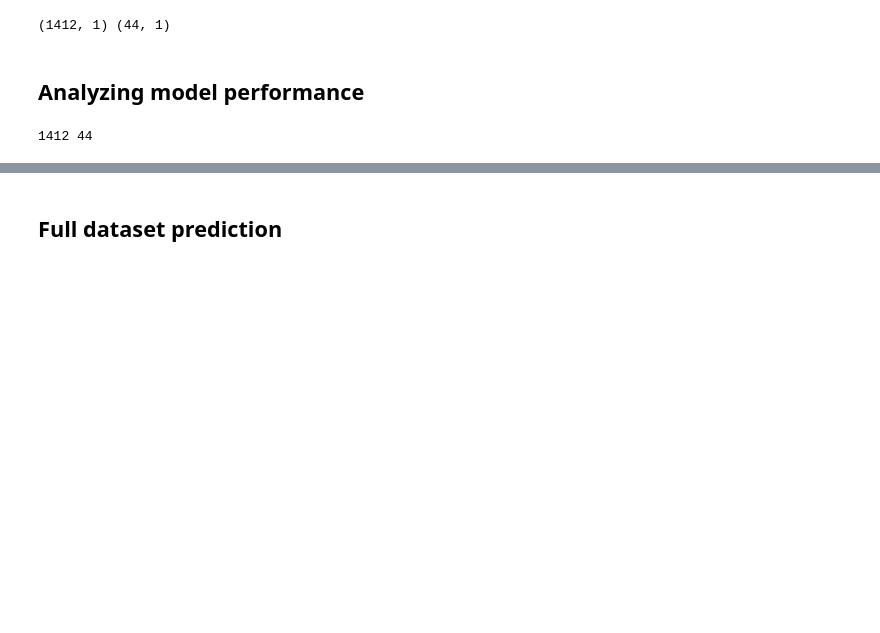
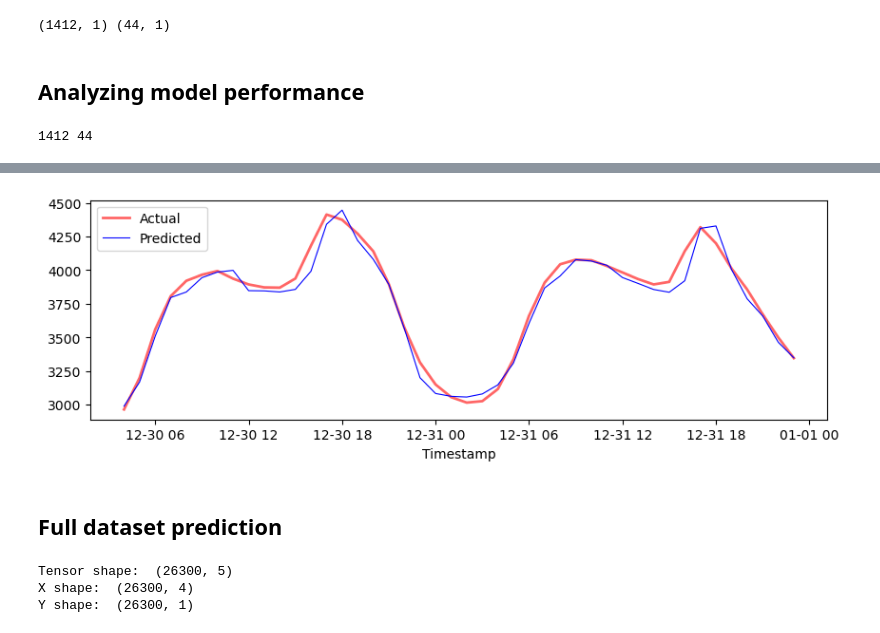
Before and after one commit to mrjlm70/ML-For-Beginners, a Jupyter notebook: 7-TimeSeries/3-SVR/working/notebook.ipynb, the cells around one changed output, grey strips where cells are left out. Cells and saved outputs as stored; diff of their text form; code cells hidden in the pictures; blank space fills up the shorter version.

```diff
--- a/7-TimeSeries/3-SVR/working/notebook.ipynb
+++ b/7-TimeSeries/3-SVR/working/notebook.ipynb
@@ -197,16 +210,31 @@ print('MAPE for testing data: ', mape(y_test_pred, y_test)*100, '%')
+# %%
+plt.figure(figsize=(10,3))
+plt.plot(test_timestamps, y_test, color = 'red', linewidth=2.0, alpha = 0.6)
+plt.plot(test_timestamps, y_test_pred, color = 'blue', linewidth=0.8)
+plt.legend(['Actual','Predicted'])
+plt.xlabel('Timestamp')
+plt.show()
+# %% [output]
+[figure, added]
 # %% [markdown]
 ## Full dataset prediction
 # %%
 # Extracting load values as numpy array
-data = None
+data = energy.copy().values
 
 # Scaling
-data = None
+data = scaler.transform(data)
 
 # Transforming to 2D tensor as per model input requirement
-data_timesteps=None
+data_timesteps=np.array([[j for j in data[i:i+timesteps]] for i in range(0,len(data)-timesteps+1)])[:,:,0]
+print("Tensor shape: ", data_timesteps.shape)
 
 # Selecting inputs and outputs from data
-X, Y = None, None
+X, Y = data_timesteps[:,:timesteps-1],data_timesteps[:,[timesteps-1]]
+print("X shape: ", X.shape,"\nY shape: ", Y.shape)
+# %% [output]
+Tensor shape:  (26300, 5)
+X shape:  (26300, 4)
+Y shape:  (26300, 1)
 # %%
 # Make model predictions
```
Also changed, not shown: parts of 8 cells of this notebook.
